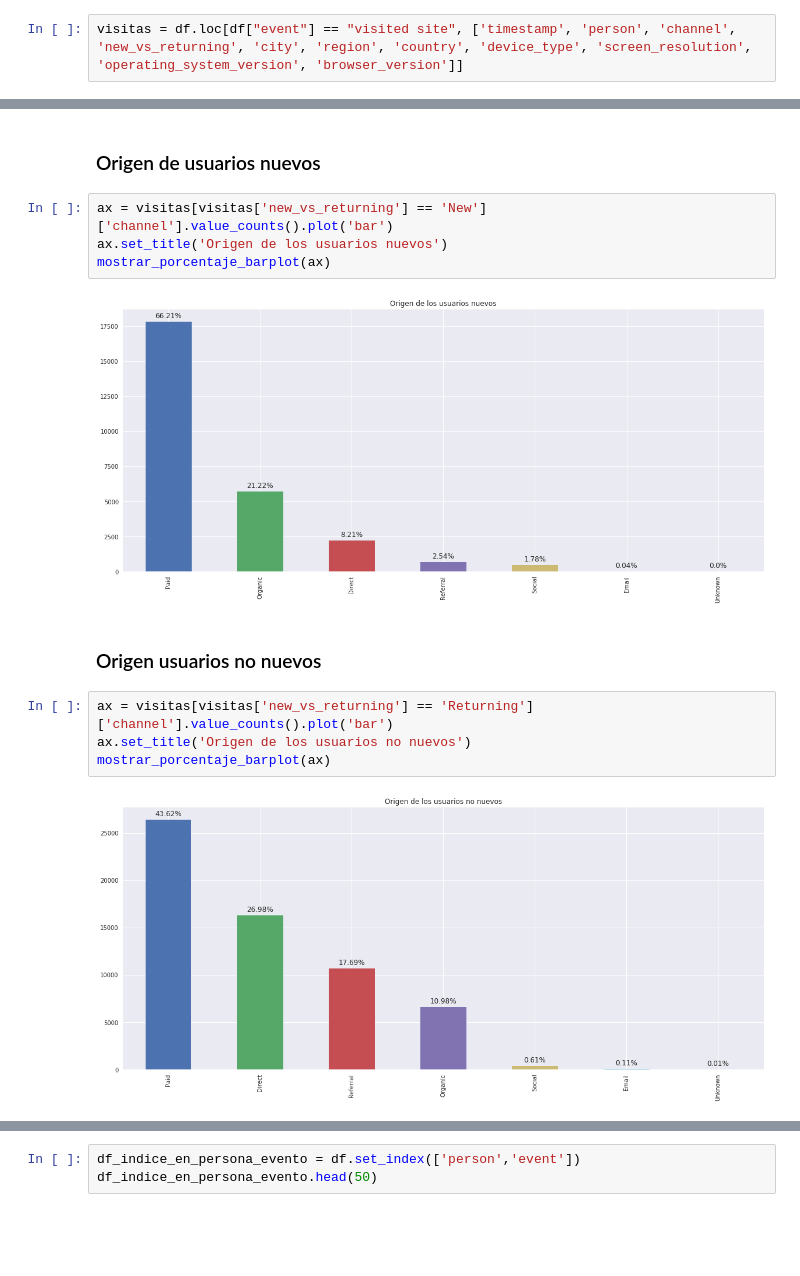
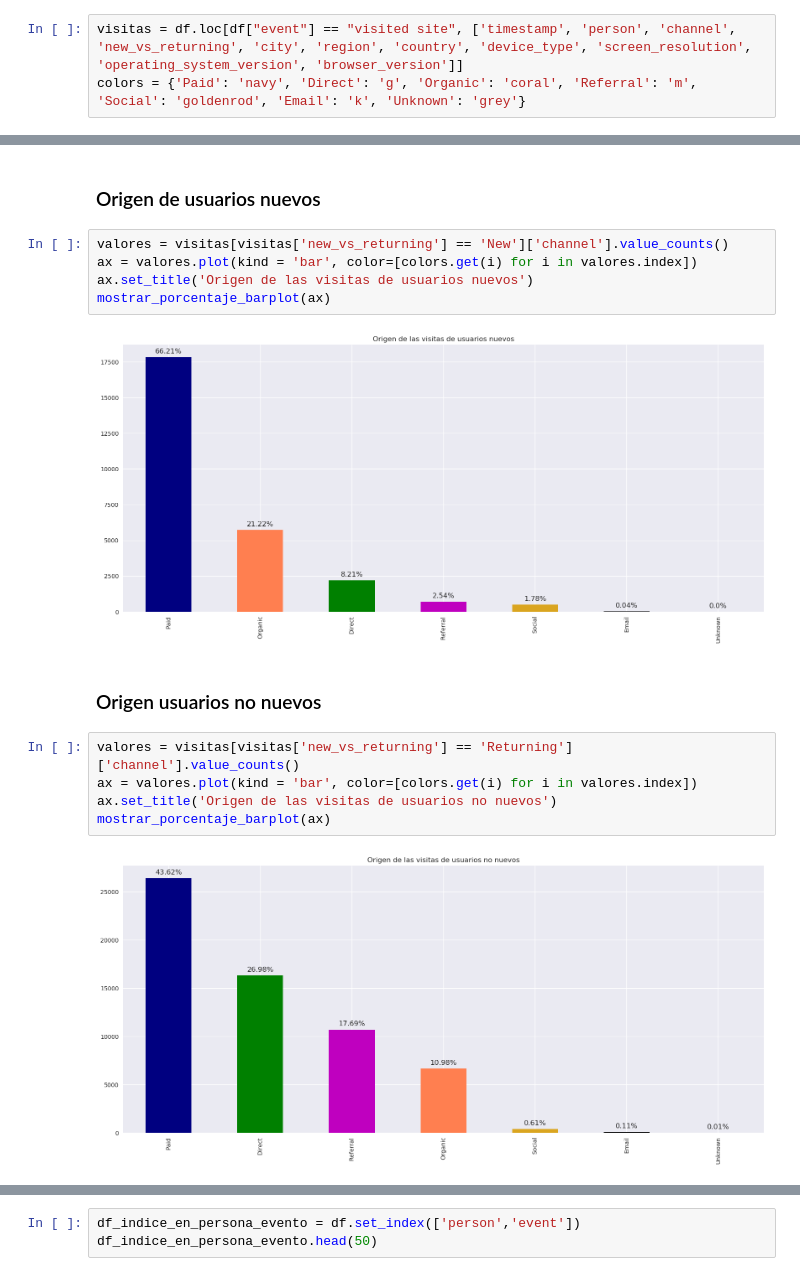
Before and after one commit to AlejandroKler/Datos-TP1, a Jupyter notebook: Analisis-Exploratorio.ipynb, the cells around one changed output, grey strips where cells are left out. Saved outputs shown, nothing was run; the diff lists cells and outputs as text; blank space fills up the shorter version.

Commit message:
Agregado avance origen de usuario, hay que optimizar lambda

```diff
--- a/Analisis-Exploratorio.ipynb
+++ b/Analisis-Exploratorio.ipynb
@@ -416,4 +418,5 @@ Durante el fin de semana la cantidad de visitas es menor, mientras que la mayori
 ## Origen de las visitas
 # %%
 visitas = df.loc[df["event"] == "visited site", ['timestamp', 'person', 'channel', 'new_vs_returning', 'city', 'region', 'country', 'device_type', 'screen_resolution', 'operating_system_version', 'browser_version']]
+colors = {'Paid': 'navy', 'Direct': 'g', 'Organic': 'coral', 'Referral': 'm', 'Social': 'goldenrod', 'Email': 'k', 'Unknown': 'grey'}
 # %%
@@ -425,16 +429,18 @@ mostrar_porcentaje_barplot(ax)
 # %% [markdown]
 ### Origen de usuarios nuevos
 # %%
-ax = visitas[visitas['new_vs_returning'] == 'New']['channel'].value_counts().plot('bar')
-ax.set_title('Origen de los usuarios nuevos')
+valores = visitas[visitas['new_vs_returning'] == 'New']['channel'].value_counts()
+ax = valores.plot(kind = 'bar', color=[colors.get(i) for i in valores.index])
+ax.set_title('Origen de las visitas de usuarios nuevos')
 mostrar_porcentaje_barplot(ax)
 # %% [output]
-[figure, old version]
+[figure, new version]
 # %% [markdown]
 ### Origen usuarios no nuevos
 # %%
-ax = visitas[visitas['new_vs_returning'] == 'Returning']['channel'].value_counts().plot('bar')
-ax.set_title('Origen de los usuarios no nuevos')
+valores = visitas[visitas['new_vs_returning'] == 'Returning']['channel'].value_counts()
+ax = valores.plot(kind = 'bar', color=[colors.get(i) for i in valores.index])
+ax.set_title('Origen de las visitas de usuarios no nuevos')
 mostrar_porcentaje_barplot(ax)
 # %% [output]
-[figure, old version]
+[figure, new version]
```
Also changed, not shown: parts of 10 cells of this notebook.
